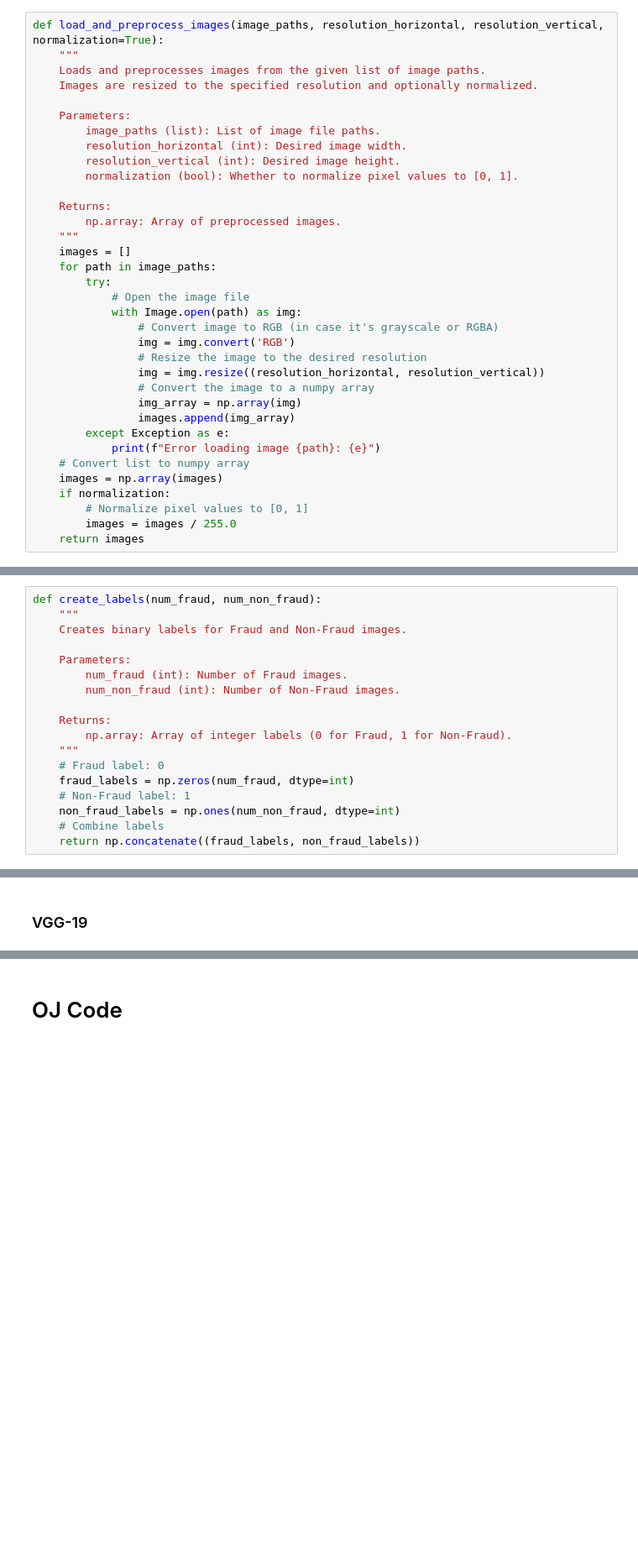
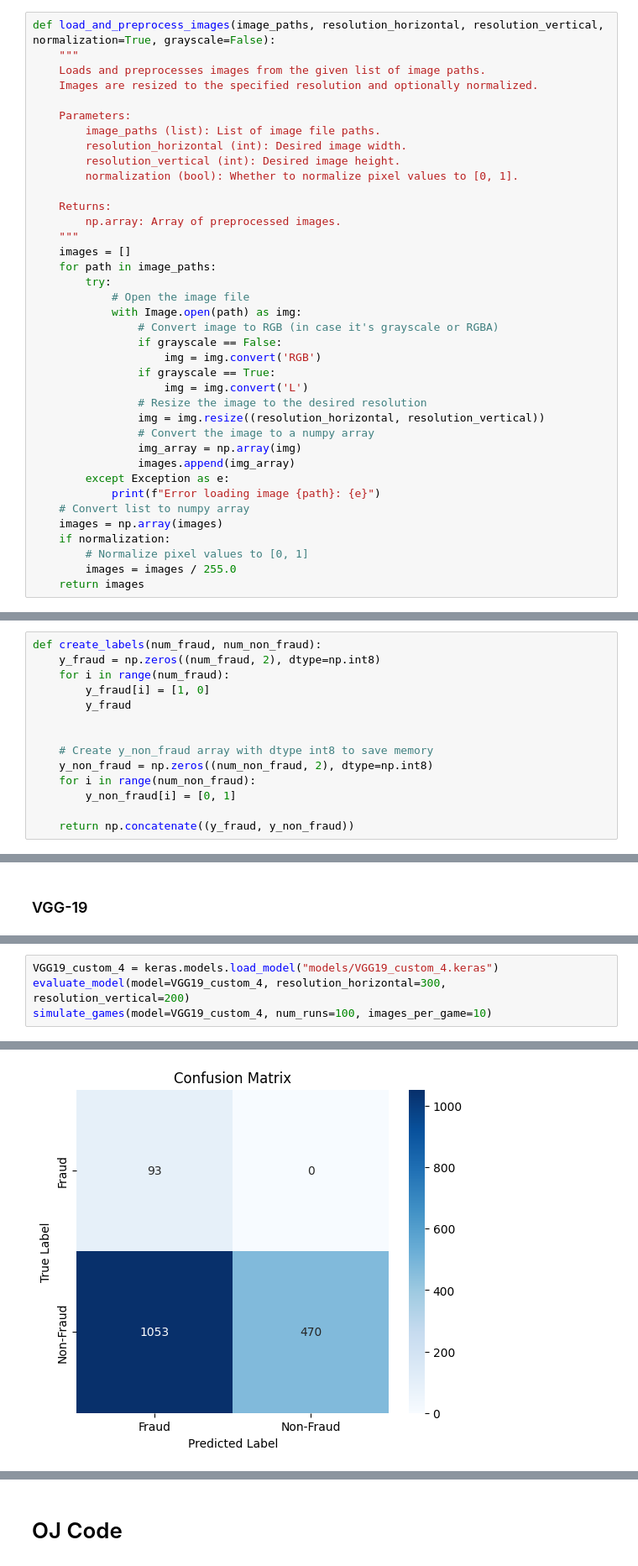
Before and after one commit to Lucas-Mueller/Beat-the-Model-Creation, a Jupyter notebook: Model_Creation.ipynb, the cells around one changed output, grey strips where cells are left out. Shown at 84% size. Cells and saved outputs as stored; diff of their text form; blank space fills up the shorter version.

```diff
--- a/Model_Creation.ipynb
+++ b/Model_Creation.ipynb
@@ -38,5 +48,5 @@ resolution_vertical = 400
 # %%
-def load_and_preprocess_images(image_paths, resolution_horizontal, resolution_vertical, normalization=True):
+def load_and_preprocess_images(image_paths, resolution_horizontal, resolution_vertical, normalization=True, grayscale=False):
     """
     Loads and preprocesses images from the given list of image paths.
     Images are resized to the specified resolution and optionally normalized.
@@ -56,7 +66,10 @@ def load_and_preprocess_images(image_paths, resolution_horizontal, resolution_ve
             # Open the image file
             with Image.open(path) as img:
                 # Convert image to RGB (in case it's grayscale or RGBA)
-                img = img.convert('RGB')
+                if grayscale == False:
+                    img = img.convert('RGB')
+                if grayscale == True:
+                    img = img.convert('L')
                 # Resize the image to the desired resolution
                 img = img.resize((resolution_horizontal, resolution_vertical))
                 # Convert the image to a numpy array
@@ -87,21 +113,3 @@ def get_all_image_paths(directory):
     all_images = [os.path.join(directory, img) for img in os.listdir(directory)
                  if os.path.isfile(os.path.join(directory, img)) and img.lower().endswith(image_extensions)]
     return all_images
-# %%
-def create_labels(num_fraud, num_non_fraud):
-    """
-    Creates binary labels for Fraud and Non-Fraud images.
-
-    Parameters:
-        num_fraud (int): Number of Fraud images.
-        num_non_fraud (int): Number of Non-Fraud images.
-
-    Returns:
-        np.array: Array of integer labels (0 for Fraud, 1 for Non-Fraud).
-    """
-    # Fraud label: 0
-    fraud_labels = np.zeros(num_fraud, dtype=int)
-    # Non-Fraud label: 1
-    non_fraud_labels = np.ones(num_non_fraud, dtype=int)
-    # Combine labels
-    return np.concatenate((fraud_labels, non_fraud_labels))
@@ -124,0 +133,14 @@ def calculate_class_weights(labels):
+# %%
+def create_labels(num_fraud, num_non_fraud):
+    y_fraud = np.zeros((num_fraud, 2), dtype=np.int8)
+    for i in range(num_fraud):
+        y_fraud[i] = [1, 0]
+        y_fraud
+
+
+    # Create y_non_fraud array with dtype int8 to save memory
+    y_non_fraud = np.zeros((num_non_fraud, 2), dtype=np.int8)
+    for i in range(num_non_fraud):
+        y_non_fraud[i] = [0, 1]
+
+    return np.concatenate((y_fraud, y_non_fraud))
@@ -560,0 +820,5 @@ Model: "VGG19_Model"
+# %%
+VGG19_custom_4 = keras.models.load_model("models/VGG19_custom_4.keras")
+evaluate_model(model=VGG19_custom_4, resolution_horizontal=300, resolution_vertical=200)
+simulate_games(model=VGG19_custom_4, num_runs=100, images_per_game=10)
+# %% [output]
@@ -560,0 +845 @@ Model: "VGG19_Model"
+[figure, added]
```
Also changed, not shown: parts of 38 cells of this notebook, 23 other files.
